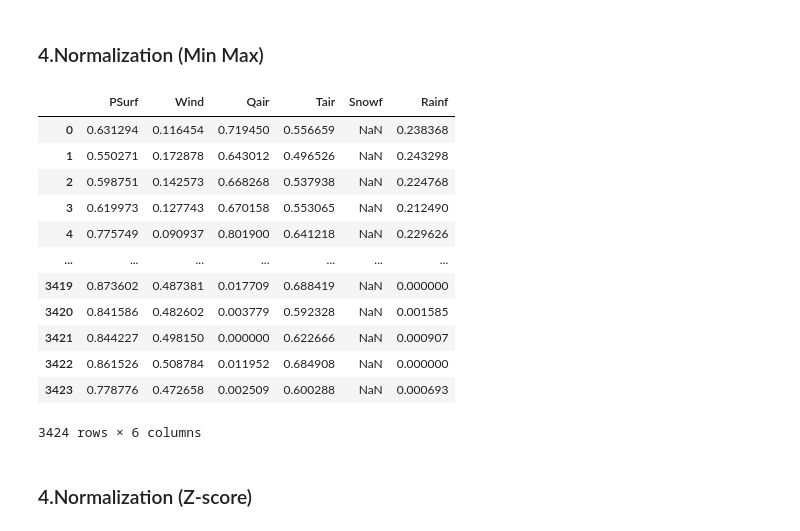
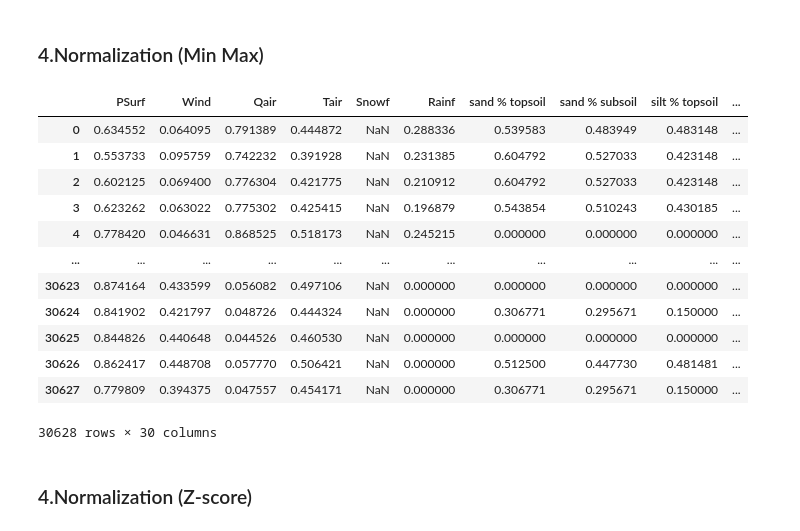
Before and after one commit to grosvenor01/Soil-DATA-manip, a Jupyter notebook: main.ipynb, the cells around one changed output. Drawn from its saved outputs; the diff is of its cells as text; code cells hidden in the pictures.

```diff
--- a/main.ipynb
+++ b/main.ipynb
@@ -1071,4 +990,4 @@ df_result = df_result.dropna()
 df_result.to_csv("Integrated.csv")
 # %%
 df_integrated = pd.read_csv("Integrated.csv")
-df_integrated.drop(columns= ["Unnamed: 0"])
+df_integrated = df_integrated.drop(columns= ["Unnamed: 0"])
@@ -1144,29 +1049,29 @@ df_result
 # %%
 def MinMax_Normalization(df):
     df_minmax = pd.DataFrame()
     for column in df.columns:
         if df[column].dtype == 'float64' and column not in ["lat","lon"]:
             bas = min(df[column])
             haut = max(df[column])
             gap = haut - bas
             df_minmax[column] = (df[column] - bas)/gap
     return df_minmax
 
-MinMax_Normalization(df_result)
+MinMax_Normalization(df_integrated)
 # %% [output]
-|  | PSurf | Wind | Qair | Tair | Snowf | Rainf |
-| 0 | 0.631294 | 0.116454 | 0.719450 | 0.556659 | NaN | 0.238368 |
-| 1 | 0.550271 | 0.172878 | 0.643012 | 0.496526 | NaN | 0.243298 |
-| 2 | 0.598751 | 0.142573 | 0.668268 | 0.537938 | NaN | 0.224768 |
-| 3 | 0.619973 | 0.127743 | 0.670158 | 0.553065 | NaN | 0.212490 |
-| 4 | 0.775749 | 0.090937 | 0.801900 | 0.641218 | NaN | 0.229626 |
-| ... | ... | ... | ... | ... | ... | ... |
-| 3419 | 0.873602 | 0.487381 | 0.017709 | 0.688419 | NaN | 0.000000 |
-| 3420 | 0.841586 | 0.482602 | 0.003779 | 0.592328 | NaN | 0.001585 |
-| 3421 | 0.844227 | 0.498150 | 0.000000 | 0.622666 | NaN | 0.000907 |
-| 3422 | 0.861526 | 0.508784 | 0.011952 | 0.684908 | NaN | 0.000000 |
-| 3423 | 0.778776 | 0.472658 | 0.002509 | 0.600288 | NaN | 0.000693 |
+|  | PSurf | Wind | Qair | Tair | Snowf | Rainf | sand % topsoil | sand % subsoil | silt % topsoil | ... |
+| 0 | 0.634552 | 0.064095 | 0.791389 | 0.444872 | NaN | 0.288336 | 0.539583 | 0.483949 | 0.483148 | ... |
+| 1 | 0.553733 | 0.095759 | 0.742232 | 0.391928 | NaN | 0.231385 | 0.604792 | 0.527033 | 0.423148 | ... |
+| 2 | 0.602125 | 0.069400 | 0.776304 | 0.421775 | NaN | 0.210912 | 0.604792 | 0.527033 | 0.423148 | ... |
+| 3 | 0.623262 | 0.063022 | 0.775302 | 0.425415 | NaN | 0.196879 | 0.543854 | 0.510243 | 0.430185 | ... |
+| 4 | 0.778420 | 0.046631 | 0.868525 | 0.518173 | NaN | 0.245215 | 0.000000 | 0.000000 | 0.000000 | ... |
+| ... | ... | ... | ... | ... | ... | ... | ... | ... | ... | ... |
+| 30623 | 0.874164 | 0.433599 | 0.056082 | 0.497106 | NaN | 0.000000 | 0.000000 | 0.000000 | 0.000000 | ... |
+| 30624 | 0.841902 | 0.421797 | 0.048726 | 0.444324 | NaN | 0.000000 | 0.306771 | 0.295671 | 0.150000 | ... |
+| 30625 | 0.844826 | 0.440648 | 0.044526 | 0.460530 | NaN | 0.000000 | 0.000000 | 0.000000 | 0.000000 | ... |
+| 30626 | 0.862417 | 0.448708 | 0.057770 | 0.506421 | NaN | 0.000000 | 0.512500 | 0.447730 | 0.481481 | ... |
+| 30627 | 0.779809 | 0.394375 | 0.047557 | 0.454171 | NaN | 0.000000 | 0.306771 | 0.295671 | 0.150000 | ... |
-3424 rows × 6 columns
+30628 rows × 30 columns
 # %% [markdown]
 ### 4.Normalization (Z-score)
 # %%
```
Also changed, not shown: parts of 10 cells of this notebook.
